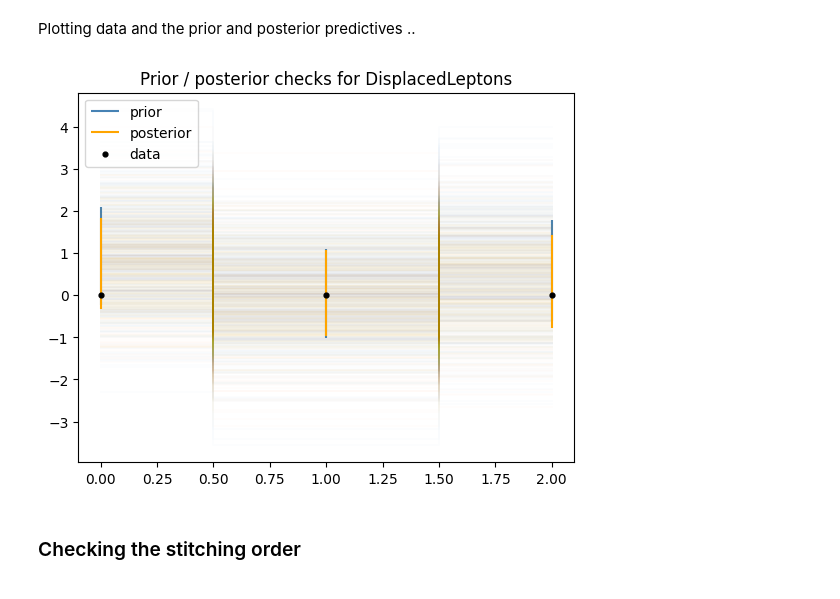
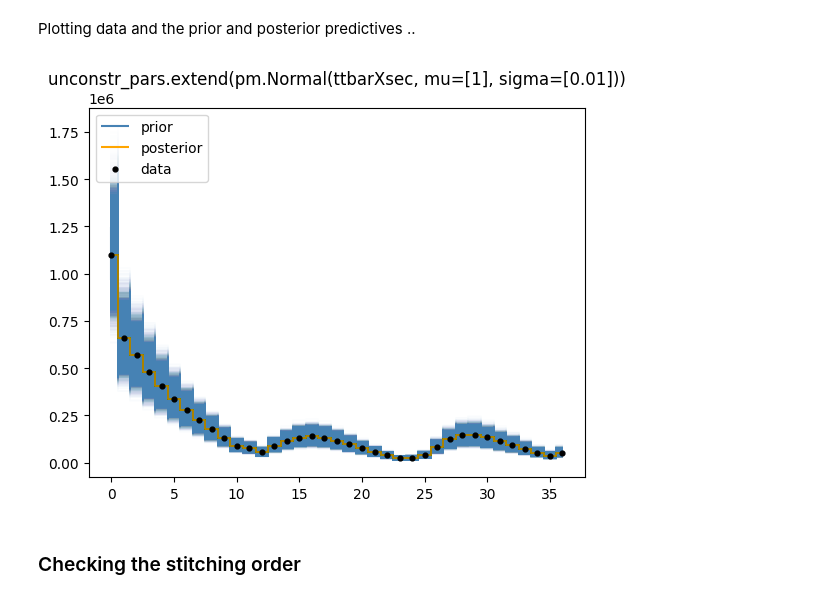
Before and after one commit to malin-horstmann/bayesian_pyhf, a Jupyter notebook: PPC/priors.ipynb, the cells around one changed output. Cells and saved outputs as stored; diff of their text form; code cells hidden in the pictures.

```diff
--- a/PPC/priors.ipynb
+++ b/PPC/priors.ipynb
@@ -89,7 +89,7 @@ nBins = len(model.expected_actualdata(model.config.suggested_init()))
 obs = model.expected_actualdata(model.config.suggested_init())
 # %%
 ### Choose the right .json file
-n = "DisplacedLeptons"
+n = "ttbar"
 
 if n == "ttbar":
     with open("ttbar_ljets_xsec_inclusive_pruned.json") as serialized:
@@ -120,6 +120,7 @@ Note:
 # %%
 ### Applying the Op with arguments (function, name)
 mainOp = Op("mainOp", jax.jit(model.expected_actualdata))
+# mainOp = Op("mainOp", model.expected_actualdata)
 
 ### Opening the PyMC model space
 with pm.Model() as basic_model:
@@ -137,7 +138,12 @@ with pm.Model() as basic_model:
     ## Parameters
         # Unconstrained
     unconstr_pars = []
-    unconstr_pars.extend(pm.Normal(f'{model.config.poi_name}', mu=[1], sigma=[1]))
+    # unconstr_pars.extend(pm.Normal(f'{model.config.poi_name}', mu=[np.random.normal(1, 0.02)], sigma=[1]))
+    # unconstr_pars.extend(pm.Normal(f'{model.config.poi_name}', mu=[np.random.gamma(10000, 1/10000)], sigma=[1]))
+    # unconstr_pars.extend(pm.Gamma(f'{model.config.poi_name}', alpha = [10_000], beta = [10_000]))
+    unconstr_pars.extend(pm.Normal(f'{model.config.poi_name}', mu=[1], sigma=[0.01]))
+    # unconstr_pars.extend(pm.Normal(f'{model.config.poi_name}', mu=[np.random.gamma(10000, 10000)], sigma=[1]))
+
 
         # Normal (histosys, lumi, staterror)
     norm_pars = []
@@ -150,16 +156,16 @@ with pm.Model() as basic_model:
                 sigma.append(model.constraint_model.constraints_gaussian.sigmas[int(i)])
     norm_pars.extend(pm.Normal('Normals', mu=mu, sigma=sigma))
 
-    # pars = np.concatenate([unconstr_pars, norm_pars])
     pars = np.concatenate([unconstr_pars, norm_pars])
     final = pt.as_tensor_variable(pars[target.argsort()].tolist())
+
 
     ## Model for the model.expected_actualdata()
         # Attention: pm.Poisson breaks down, as \lambda < 0 occasionally if mu=0.0
     main = pm.Normal("main", mu=mainOp(final), observed=obs)
 
     ## Sampling
-    post_data = pm.sample(500)
+    post_data = pm.sample(500, progressbar=True)
     prior_data = pm.sample_prior_predictive(500)
     post_pred = pm.sample_posterior_predictive(post_data)
 # %% [output]
@@ -168,25 +190,26 @@ with pm.Model() as basic_model:
 Plotting data and the prior and posterior predictives ..
 # %%
 ### Plotting ...
-
+nBins = 37
     ## Prior predictive
 plt.step(np.linspace(0,nBins-1,nBins),prior_data.prior_predictive.main[0].T, alpha = 0.01, c = 'steelblue', where = 'mid');
 plt.vlines(np.arange(nBins),*np.quantile(prior_data.prior_predictive.main[0],[.15,.85],axis=0), colors = 'steelblue', label="prior");
 
     ## Posterior predictive
 plt.step(np.linspace(0,nBins-1,nBins),post_pred.posterior_predictive.main[0].T, alpha = 0.01, c = 'orange', where = 'mid');
 plt.vlines(np.arange(nBins),*np.quantile(post_pred.posterior_predictive.main[0],[.15,.85],axis=0), colors = 'orange', label="posterior")
 
     ## Observations
 plt.scatter(np.arange(nBins), obs, c = 'k',s=12, zorder = 999, label = "data")
 plt.legend(loc='upper left')
 
-plt.title(f'Prior / posterior checks for {n}')
+plt.title(f'unconstr_pars.extend(pm.Normal({model.config.poi_name}, mu=[1], sigma=[0.01]))')
 
-plt.savefig(f'PPC_{n}.pdf')
+
+# plt.savefig(f'{n}_poi_Normal.pdf')
 plt.show()
 # %% [output]
-[figure, old version]
+[figure, new version]
 # %% [markdown]
 ### Checking the stitching order
 # %%
```
Also changed, not shown: parts of 3 cells of this notebook.
